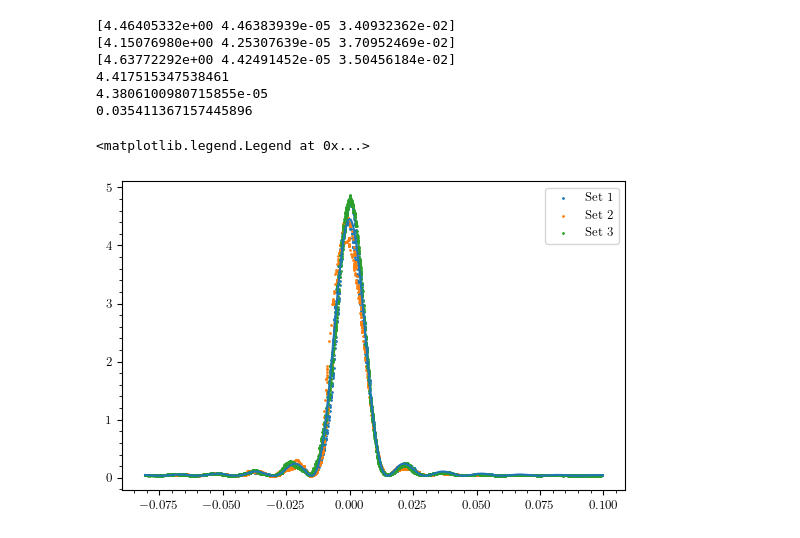
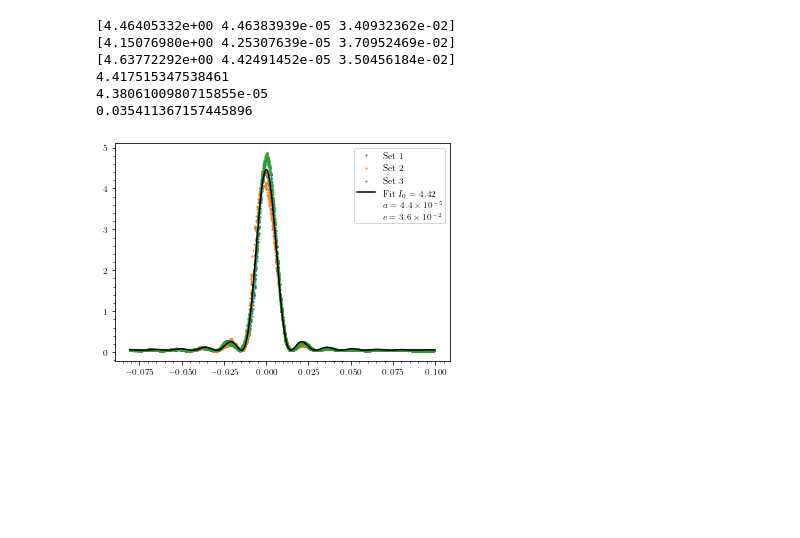
Before and after one commit to Vayxen/Lab2-Ottica-1, a Jupyter notebook: code/slit_0.04.ipynb, the cells around one changed output. Cells and saved outputs as stored; diff of their text form; code cells hidden in the pictures; blank space fills up the shorter version.

```diff
--- a/code/slit_0.04.ipynb
+++ b/code/slit_0.04.ipynb
@@ -86,10 +84,10 @@ for i, df in enumerate(dfs):
     ax.scatter(df.y, df.I, s=1, label=f"Set {i+1}")
 
 minimums = [
-    [-0.0314, -0.0296],
-    [-0.0160, -0.0148],
-    [0.0144, 0.0154],
-    [0.0288, 0.0308],
+    [-0.0319, -0.0291],
+    [-0.0165, -0.0143],
+    [0.0139, 0.0159],
+    [0.0283, 0.0313],
 ]
 
 ylim = ax.get_ylim()
@@ -100,7 +98,9 @@ for minimum in minimums:
 # ax.fill_betweenx(ylim, [-0.0160]*2, [-0.0148]*2, color="gold", alpha=0.5)
 # ax.fill_betweenx(ylim, [0.0144]*2,   [0.0154]*2, color="gold", alpha=0.5)
 # ax.fill_betweenx(ylim, [0.0288]*2,   [0.0308]*2, color="gold", alpha=0.5)
-ax.set_ylim(0, 0.3)
+ax.set_ylim(0, 0.5)
 ax.set_xlim(-0.04, 0.04)
 
 ax.legend()
+
+fig.savefig(graph_path / f"min_{slit_name}.png")
@@ -199,26 +201,27 @@ print(c_fitted)
 # %%
 fig, ax = plt.subplots(1, 1)
 
 for i, df in enumerate(dfs):
     ax.scatter(df.y, df.I, s=1, label=f"Set {i+1}")
 
 x = np.linspace(
     min([
         df.y.min()
         for df in dfs
     ]),
     max([
         df.y.max()
         for df in dfs
     ]),
     1000
 )
 
-ax.plot(x, I_fit(x, I_fitted, a_fitted - 0.1e-5, c_fitted))
-# ax.plot(x, I_fit(x, I_fitted + 0.3, a_fitted - 0.3e-5, c_fitted))
-# ax.plot(x, I_fit(x, I_fitted - 0.3, a_fitted + 0.1e-5, c_fitted))
+ax.plot(x, I_fit(x, I_fitted, a_fitted, c_fitted + 0.01), color="black", label=r"Fit $I_0 = 4.42$ \par $a = 4.4 \times 10^{-5}$ \par $c = 3.6 \times 10^{-2}$")
+# ax.plot(x, I_fit(x, I_fitted + 0.4, a_fitted - 0.5e-5, c_fitted + 0.03))
+# ax.plot(x, I_fit(x, I_fitted - 0.4, a_fitted + 0.5e-5, c_fitted - 0.01))
 
 ax.legend()
+
+fig.savefig(graph_path / f"fit_{slit_name}.png")
 # %% [output]
-<matplotlib.legend.Legend at 0x...>
-[figure, old version]
+[figure, new version]
```
Also changed, not shown: parts of 5 cells of this notebook, 14 other files.
